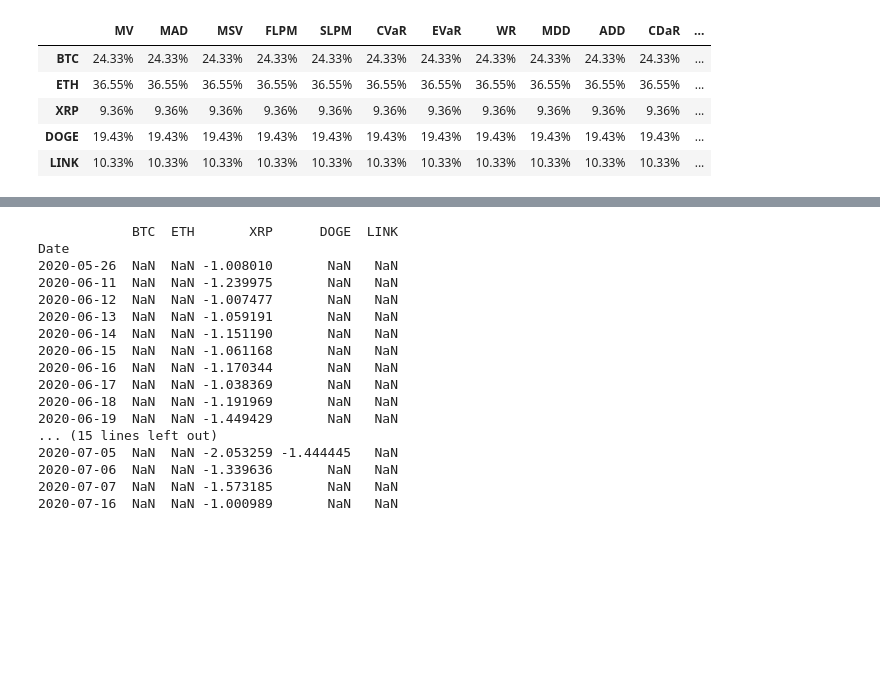
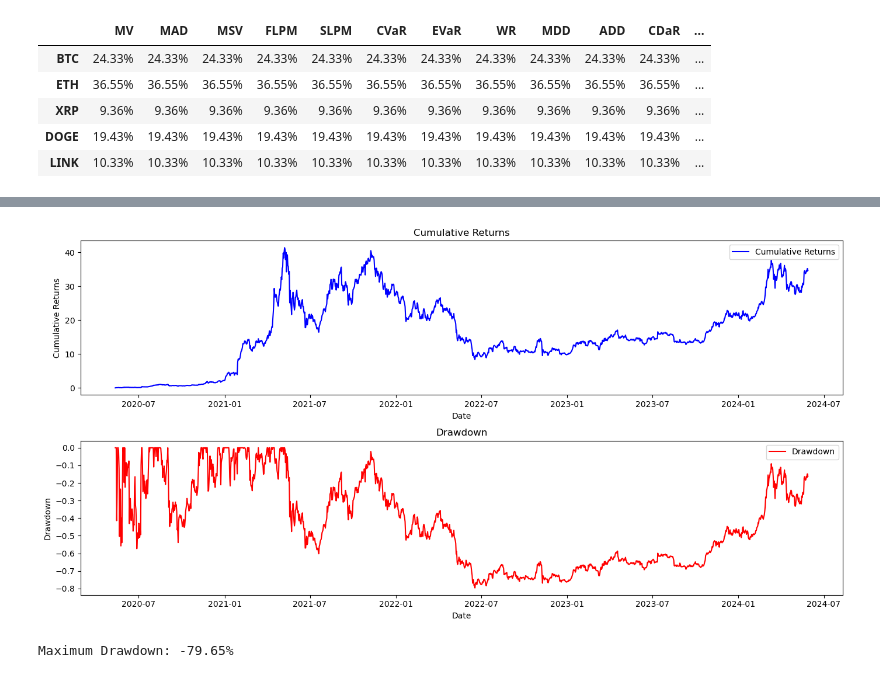
Before and after one commit to bamarasingam/meme_portfolio, a Jupyter notebook: medium/riskfolio_port_medium.ipynb, the cells around one changed output, grey strips where cells are left out. Cells and saved outputs as stored; diff of their text form; code cells hidden in the pictures; blank space fills up the shorter version.

```diff
--- a/medium/riskfolio_port_medium.ipynb
+++ b/medium/riskfolio_port_medium.ipynb
@@ -231,31 +178,46 @@ cumulative_returns
-# %%
-# Calculate cumulative returns
-cumulative_returns = (1 + returns).cumprod() - 1
-
-# Calculate running maximum of cumulative returns
-running_max = np.maximum.accumulate(cumulative_returns)
-
-# Calculate drawdown
-drawdown = (cumulative_returns - running_max) / running_max
-
-# Find and display rows where drawdown is less than -1
-drawdown_below_minus_one = drawdown[drawdown < -1]
-print(drawdown_below_minus_one.dropna(how='all'))
-# %% [output]
-            BTC  ETH       XRP      DOGE  LINK
-Date
-2020-05-26  NaN  NaN -1.008010       NaN   NaN
-2020-06-11  NaN  NaN -1.239975       NaN   NaN
-2020-06-12  NaN  NaN -1.007477       NaN   NaN
-2020-06-13  NaN  NaN -1.059191       NaN   NaN
-2020-06-14  NaN  NaN -1.151190       NaN   NaN
-2020-06-15  NaN  NaN -1.061168       NaN   NaN
-2020-06-16  NaN  NaN -1.170344       NaN   NaN
-2020-06-17  NaN  NaN -1.038369       NaN   NaN
-2020-06-18  NaN  NaN -1.191969       NaN   NaN
-2020-06-19  NaN  NaN -1.449429       NaN   NaN
-... (15 lines left out)
-2020-07-05  NaN  NaN -2.053259 -1.444445   NaN
-2020-07-06  NaN  NaN -1.339636       NaN   NaN
-2020-07-07  NaN  NaN -1.573185       NaN   NaN
-2020-07-16  NaN  NaN -1.000989       NaN   NaN
+# %%
+weights = w.iloc[:, 0]
+
+#Calculate daily returns from daily closing prices
+returns = df.pct_change().dropna()
+
+#Calculate the portfolio returns
+portfolio_returns = (returns * weights).sum(axis=1)
+
+#Calculate cumulative returns
+cumulative_returns = (1 + portfolio_returns).cumprod() - 1
+
+#Calculate running maximum
+running_max = np.maximum.accumulate(cumulative_returns)
+running_max[running_max < 0] = 0
+
+#Calculate drawdowns
+drawdown = (cumulative_returns - running_max) / running_max
+
+#Calculate max drawdown
+max_drawdown = drawdown.min()
+
+#Plot cumulative returns
+plt.figure(figsize=(14, 7))
+plt.subplot(2, 1, 1)
+plt.plot(cumulative_returns, label='Cumulative Returns', color='blue')
+plt.title('Cumulative Returns')
+plt.xlabel('Date')
+plt.ylabel('Cumulative Returns')
+plt.legend()
+
+#Plot drawdowns
+plt.subplot(2, 1, 2)
+plt.plot(drawdown, label='Drawdown', color='red')
+plt.title('Drawdown')
+plt.xlabel('Date')
+plt.ylabel('Drawdown')
+plt.legend()
+
+plt.tight_layout()
+plt.show()
+
+print(f"Maximum Drawdown: {max_drawdown:.2%}")
+# %% [output]
+[figure, added]
+Maximum Drawdown: -79.65%
```
Also changed, not shown: parts of 4 cells of this notebook, 1 other file.
